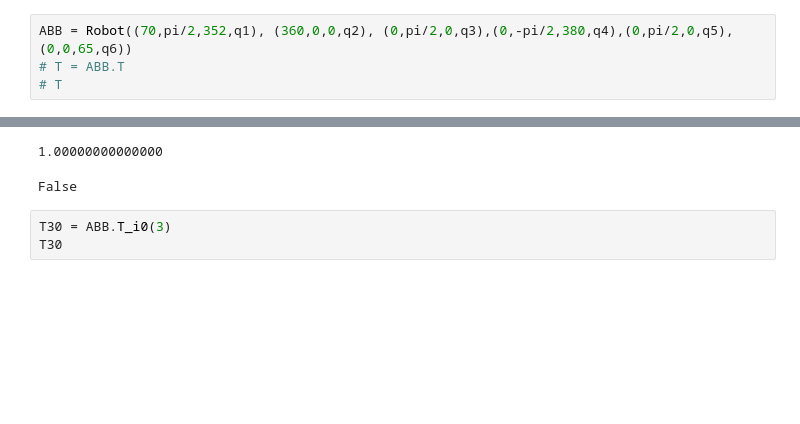
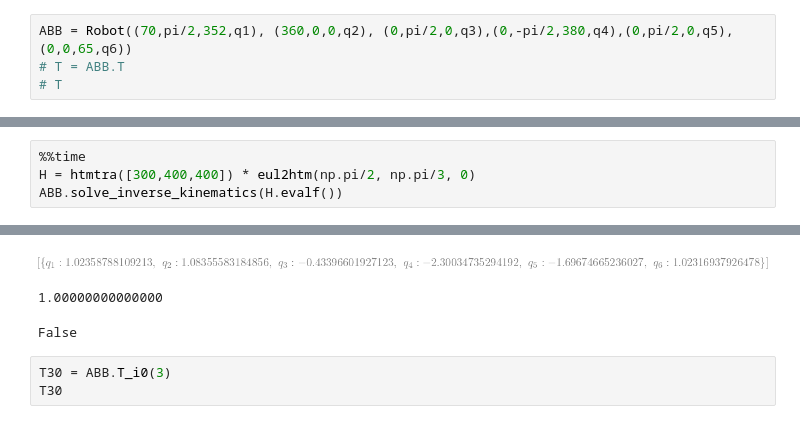
Before and after one commit to JorgeDeLosSantos/moro, a Jupyter notebook: examples/IK-Algorithms - Testing.ipynb, the cells around one changed output, grey strips where cells are left out. Saved outputs shown, nothing was run; the diff lists cells and outputs as text; blank space fills up the shorter version.

```diff
--- a/examples/IK-Algorithms - Testing.ipynb
+++ b/examples/IK-Algorithms - Testing.ipynb
@@ -22 +33,6 @@ Wall time: 12.6 s
 [figure]
+# %%
+%%time
+H = htmtra([300,400,400]) * eul2htm(np.pi/2, np.pi/3, 0)
+ABB.solve_inverse_kinematics(H.evalf())
+# %% [output]
@@ -23,3 +41,4 @@ Wall time: 12.6 s
+[figure, added]
 # %%
 # %% [output]
 1.00000000000000
```
Also changed, not shown: parts of 8 cells of this notebook, 3 other files.
